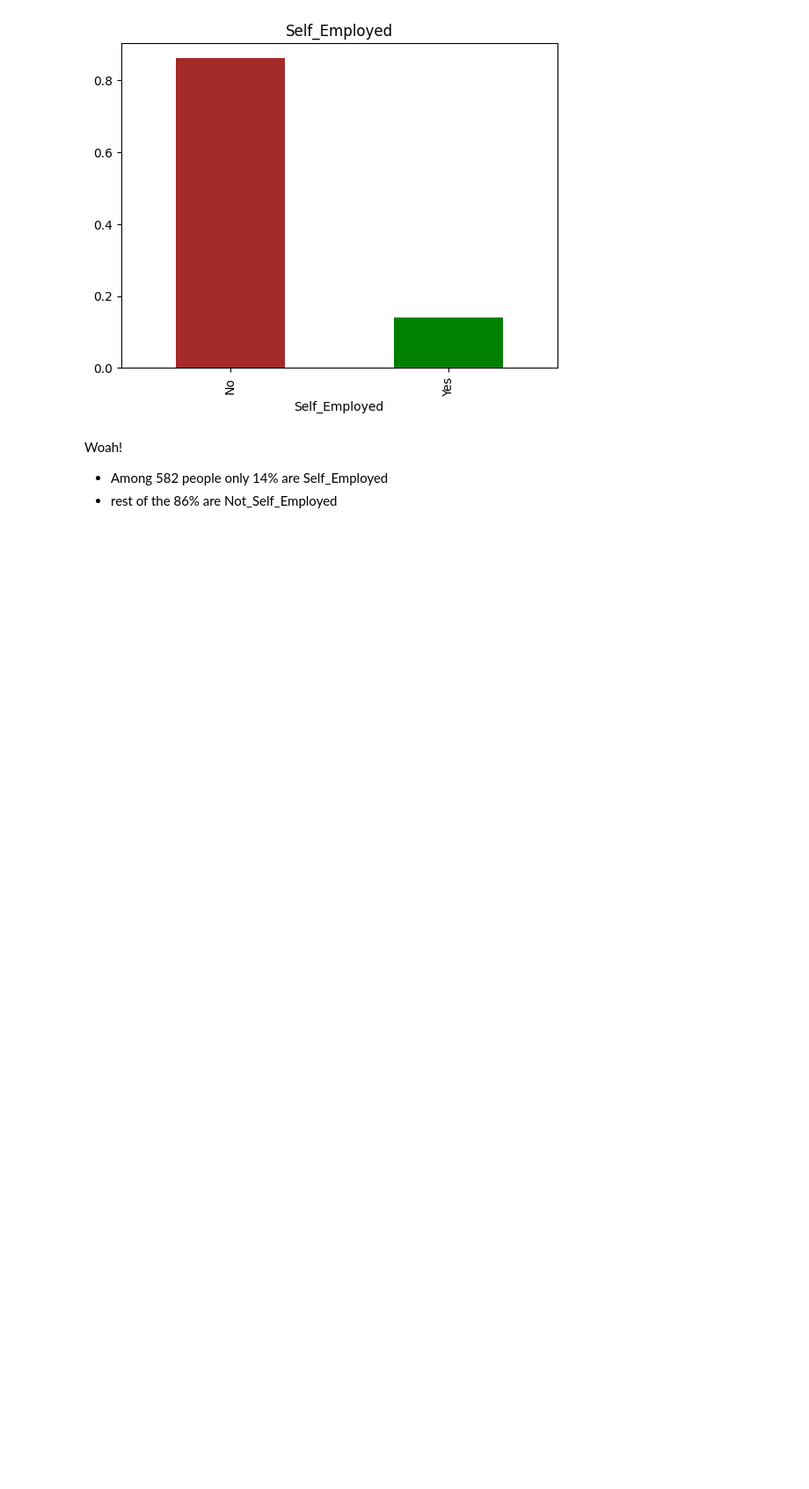
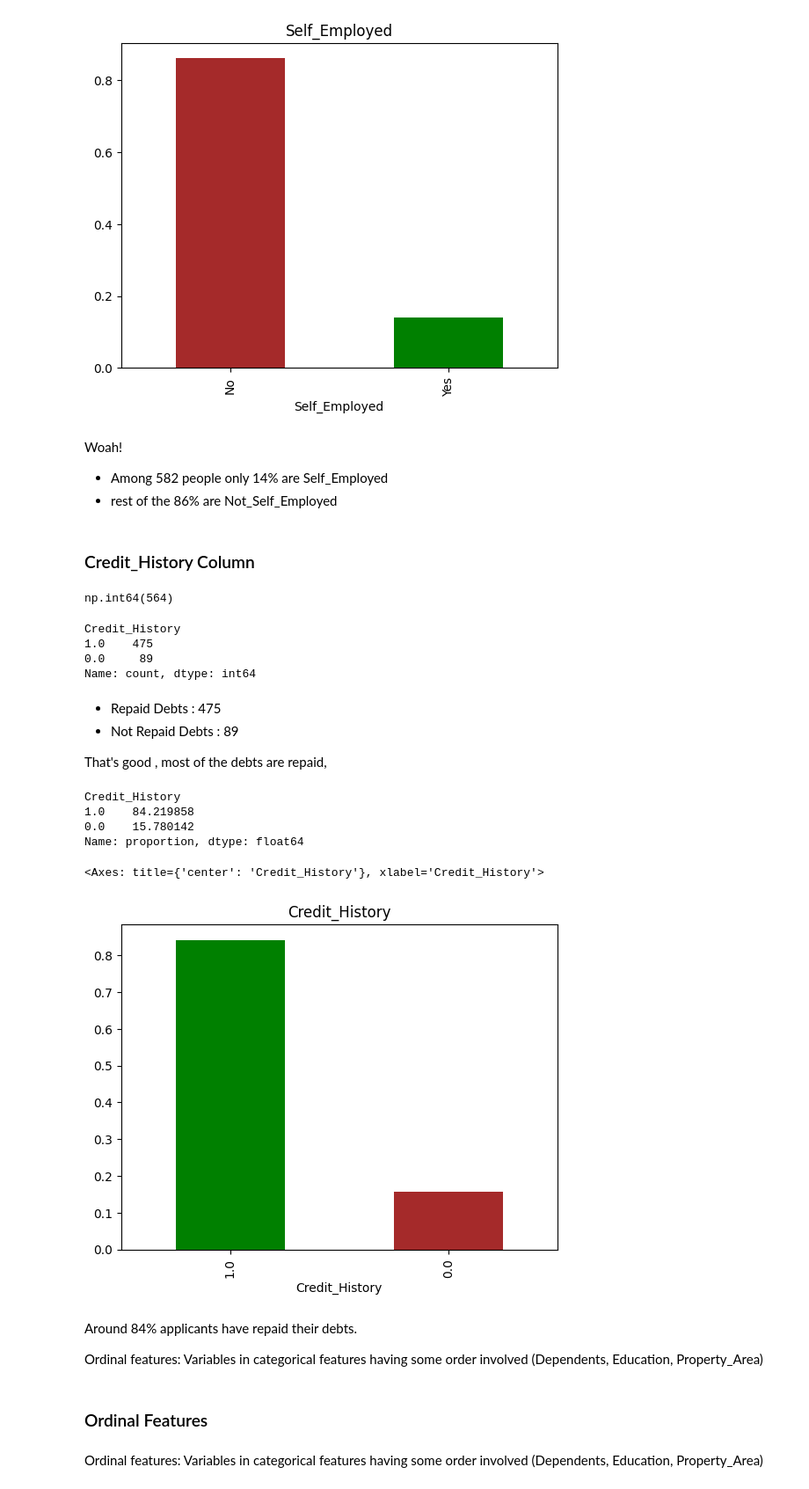
Before and after one commit to bhavbooks/Loan-Approval-Prediction-System, a Jupyter notebook: main.ipynb, the cells around one changed output. Shown at 88% size. Drawn from its saved outputs; the diff is of its cells as text; code cells hidden in the pictures; blank space fills up the shorter version.

```diff
--- a/main.ipynb
+++ b/main.ipynb
@@ -246,3 +246,41 @@ train['Self_Employed'].value_counts(normalize=True).plot.bar(title='Self_Employe
 Woah!
 - Among 582 people only 14% are Self_Employed
 - rest of the 86% are Not_Self_Employed
+# %% [markdown]
+### Credit_History Column
+# %%
+train["Credit_History"].count()
+# %% [output]
+np.int64(564)
+# %%
+train["Credit_History"].value_counts()
+# %% [output]
+Credit_History
+1.0    475
+0.0     89
+Name: count, dtype: int64
+# %% [markdown]
+- Repaid Debts : 475
+- Not Repaid Debts : 89
+
+That's good , most of the debts are repaid,
+# %%
+train['Credit_History'].value_counts(normalize=True)*100
+# %% [output]
+Credit_History
+1.0    84.219858
+0.0    15.780142
+Name: proportion, dtype: float64
+# %%
+train['Credit_History'].value_counts(normalize=True).plot.bar(title='Credit_History',color=["green","brown"])
+# %% [output]
+<Axes: title={'center': 'Credit_History'}, xlabel='Credit_History'>
+[figure, added]
+# %% [markdown]
+Around 84% applicants have repaid their debts.
+
+Ordinal features: Variables in categorical features having some order involved (Dependents, Education, Property_Area)
+# %% [markdown]
+### Ordinal Features
+# %% [markdown]
+Ordinal features: Variables in categorical features having some order involved (Dependents, Education, Property_Area)
```
Also changed, not shown: parts of 94 cells of this notebook.
